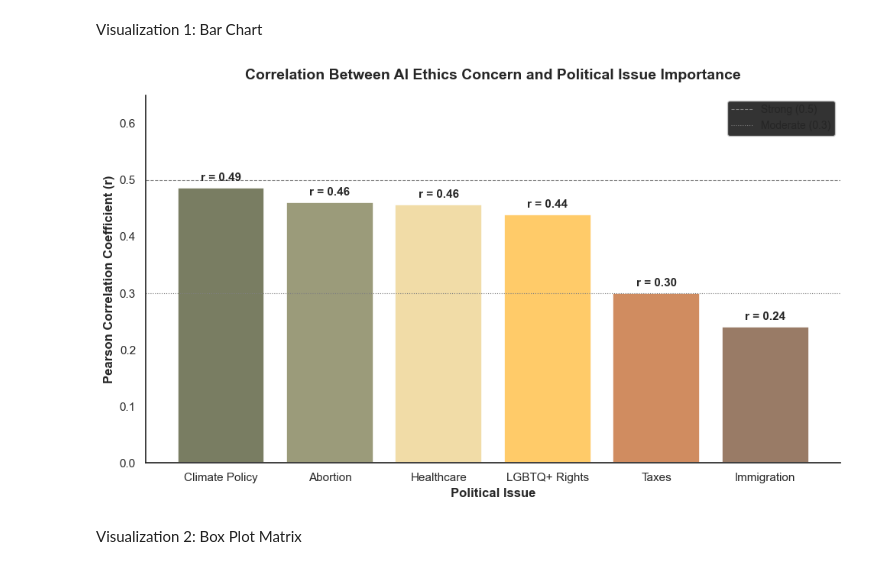
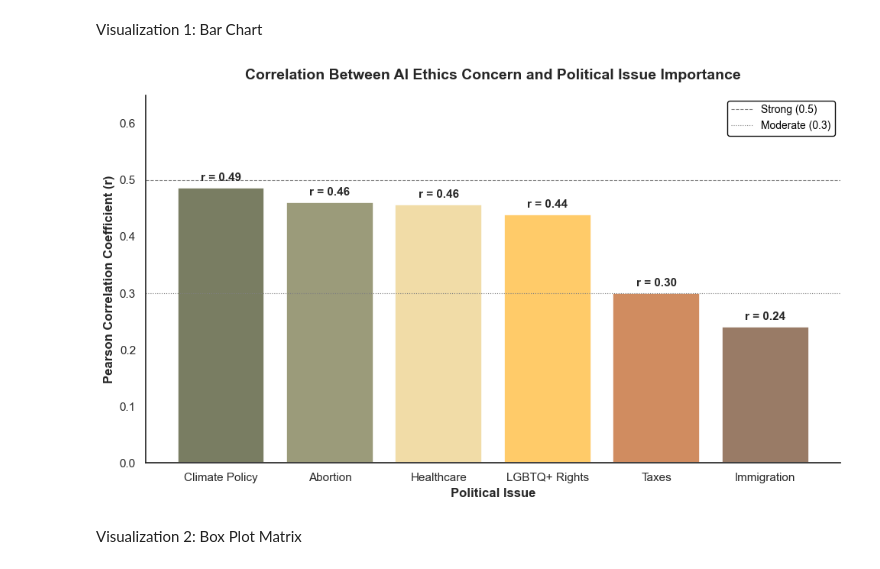
Before and after one commit to avamwilliams/105Lab5-6, a Jupyter notebook: proj.ipynb, the cells around one changed output. Saved outputs shown, nothing was run; the diff lists cells and outputs as text; code cells hidden in the pictures.

Commit message:
fixed bar chart legend display to be more readable

```diff
--- a/proj.ipynb
+++ b/proj.ipynb
@@ -71,35 +71,41 @@ political_cols = [
     'Issues in politics/ how important on a scale from 0 (not important) to 5 (the most important) [Climate Policy]',
 ]
 
 political_short = ['Immigration', 'Abortion', 'LGBTQ+ Rights', 'Taxes', 'Healthcare', 'Climate Policy']
 
 corr_values = {label: df[ethics_col].corr(df[col]) for col, label in zip(political_cols, political_short)}
 corr_series = pd.Series(corr_values).sort_values(ascending=False)
 
 colors = ['#797D62', '#9B9B7A', '#F1DCA7', '#FFCB69', '#D08C60', '#997B66']
 
 fig, ax = plt.subplots(figsize=(10, 6))
 bars = ax.bar(corr_series.index, corr_series.values, color=colors, edgecolor='white', linewidth=1.2)
 
 for bar, val in zip(bars, corr_series.values):
     ax.text(bar.get_x() + bar.get_width() / 2, val + 0.008, f'r = {val:.2f}',
             ha='center', va='bottom', fontsize=11, fontweight='bold')
 
 ax.axhline(y=0.5, color='gray', linestyle='--', linewidth=0.8, label='Strong (0.5)')
 ax.axhline(y=0.3, color='gray', linestyle=':', linewidth=0.8, label='Moderate (0.3)')
 
 ax.set_ylim(0, 0.65)
 ax.set_xlabel('Political Issue', fontsize=12, fontweight='bold')
 ax.set_ylabel('Pearson Correlation Coefficient (r)', fontsize=12, fontweight='bold')
 ax.set_title('Correlation Between AI Ethics Concern and Political Issue Importance', fontsize=14, fontweight='bold', pad=15)
-ax.legend(fontsize=10, loc='upper right')
+legend = ax.legend(fontsize=10, loc='upper right', framealpha=0.95, edgecolor='black', fancybox=True)
+for text in legend.get_texts():
+    text.set_color('black')
+legend.get_frame().set_facecolor('white')
+
+ax.spines['top'].set_visible(False)
+ax.spines['right'].set_visible(False)
 ax.spines['top'].set_visible(False)
 ax.spines['right'].set_visible(False)
 
 plt.tight_layout()
 plt.show()
 # %% [output]
-[figure, old version]
+[figure, new version]
 # %% [markdown]
 Visualization 2: Box Plot Matrix
 # %%
```
